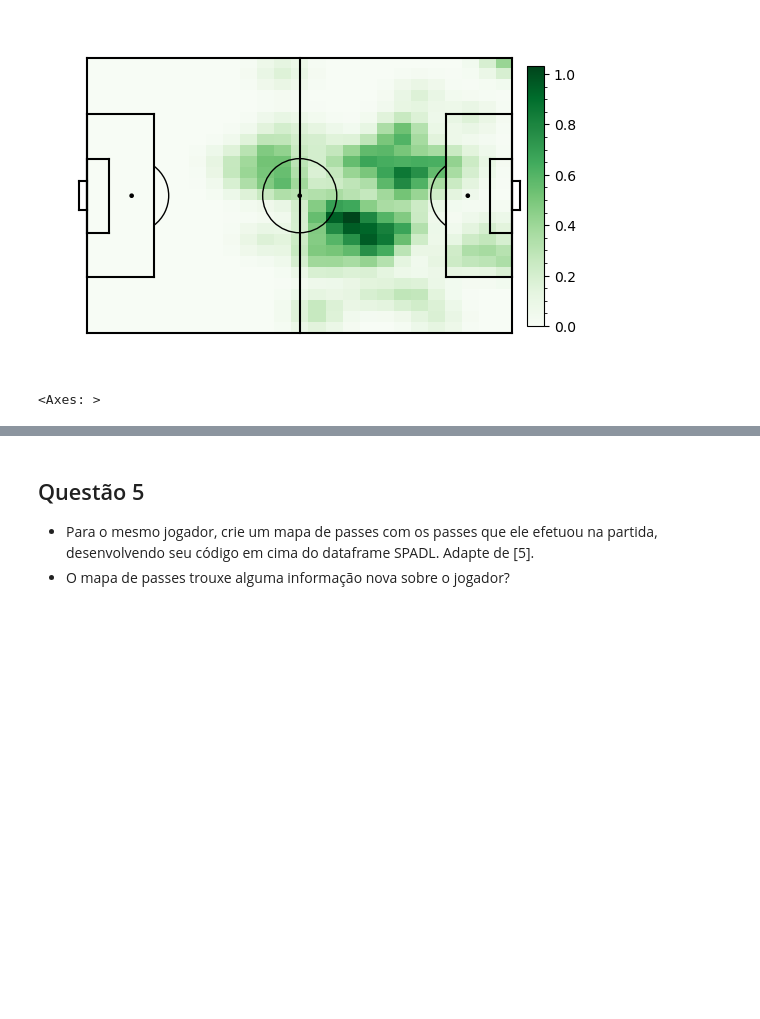
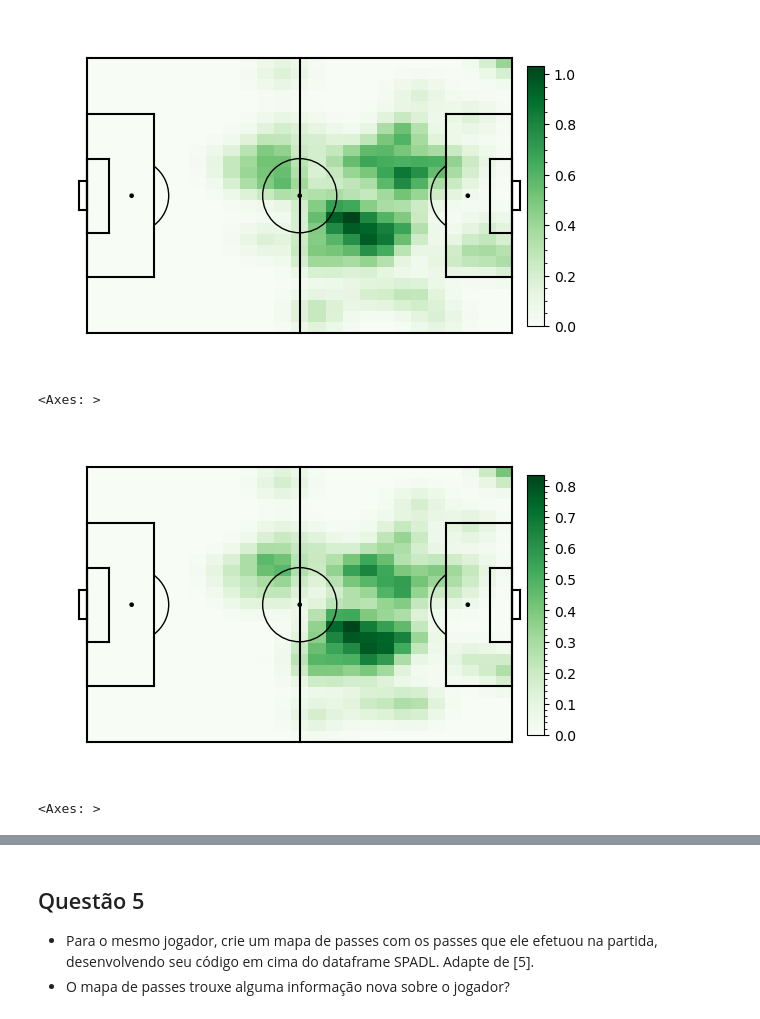
Before and after one commit to lframosferreira/soccer-analytics-notebooks, a Jupyter notebook: atv03/luis_felipe_ramos_ferreira.ipynb, the cells around one changed output, grey strips where cells are left out. Cells and saved outputs as stored; diff of their text form; code cells hidden in the pictures; blank space fills up the shorter version.

Commit message:
[NEW] commenting about data engineering and making a few plots prettier

```diff
--- a/atv03/luis_felipe_ramos_ferreira.ipynb
+++ b/atv03/luis_felipe_ramos_ferreira.ipynb
@@ -249,0 +230,30 @@ offensive_actions_heatmap = 4
+# %%
+# offensive actions heatmap
+"""  we assume a offensive action is a action of one of these types:
+    'pass',
+    'cross',
+    'throw_in',
+    'freekick_crossed',
+    'corner_crossed',
+    'corner_short',
+    'shot',
+    'shot_penalty',
+    'shot_freekick' """
+
+messi_offensive_df: pd.DataFrame = messi_df[messi_df["type_name"].isin([
+    'pass',
+    'cross',
+    'throw_in',
+    'freekick_crossed',
+    'corner_crossed',
+    'corner_short',
+    'shot',
+    'shot_penalty',
+    'shot_freekick'])]
+
+offensive_actions_heatmap = matplotsoccer.count(messi_offensive_df["start_x"], messi_offensive_df["start_y"], n=25, m=25)
+offensive_actions_heatmap = scipy.ndimage.gaussian_filter(offensive_actions_heatmap, 1)
+matplotsoccer.heatmap(offensive_actions_heatmap, cmap="Greens", cbar=True)
+# %% [output]
+[figure, added]
+<Axes: >
```
Also changed, not shown: parts of 7 cells of this notebook.
